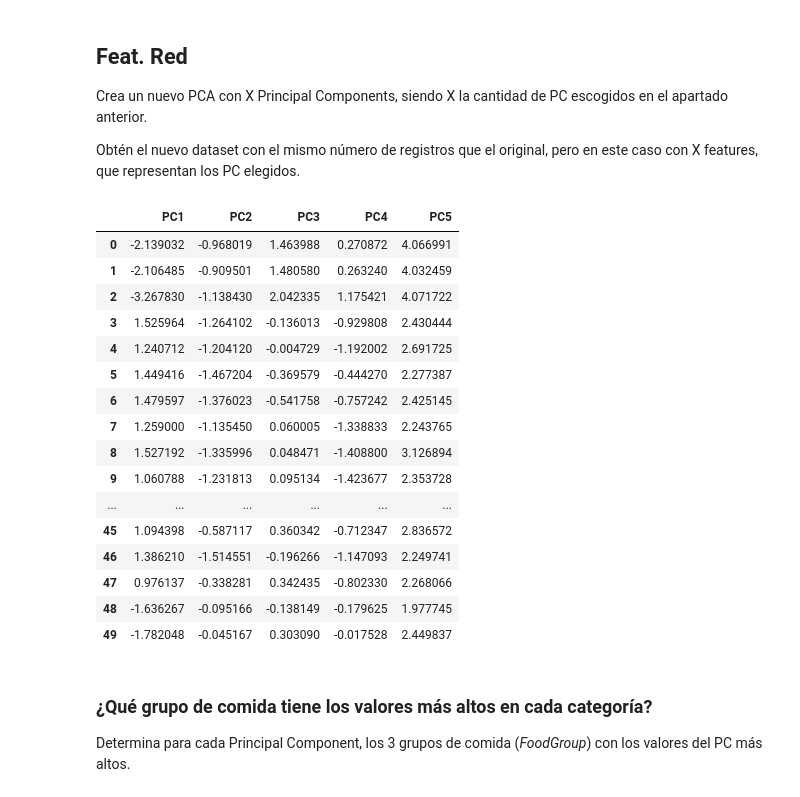
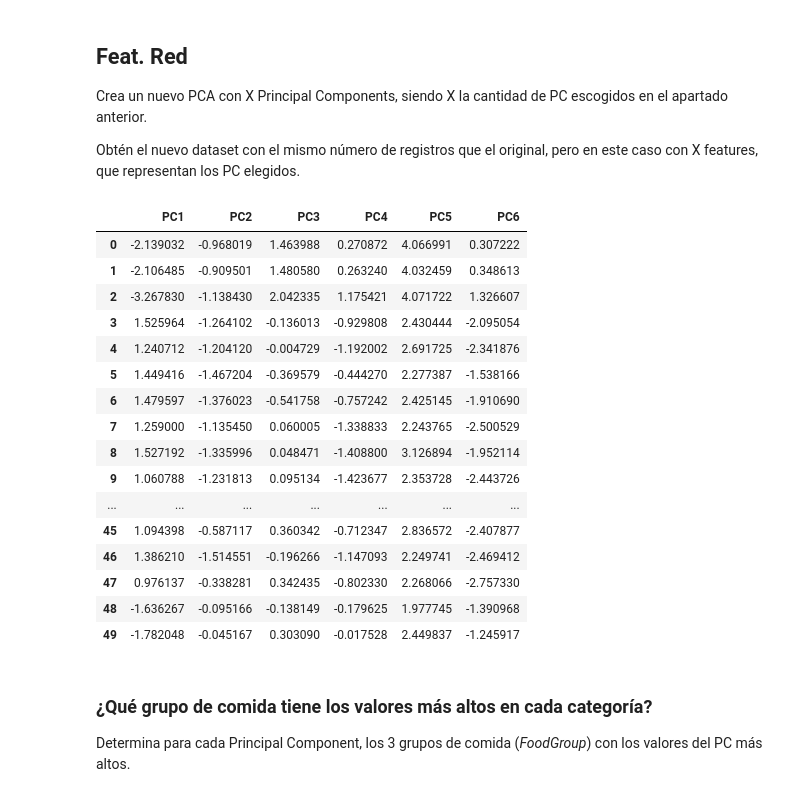
Before and after one commit to rou-tz/2026-02-BILBAO-FT-Data-Science, a Jupyter notebook: 3-Machine_Learning/2-No_Supervisado/2-PCA/Practica/1_Nutrition PCA_Ruben.ipynb, the cells around one changed output. Saved outputs shown, nothing was run; the diff lists cells and outputs as text; code cells hidden in the pictures.

```diff
--- a/3-Machine_Learning/2-No_Supervisado/2-PCA/Practica/1_Nutrition PCA_Ruben.ipynb
+++ b/3-Machine_Learning/2-No_Supervisado/2-PCA/Practica/1_Nutrition PCA_Ruben.ipynb
@@ -267,33 +267,33 @@ Obtén el nuevo dataset con el mismo número de registros que el original, pero
 # %%
 # Proyección de las observaciones de entrenamiento
 # ==============================================================================
-pca_pipe = make_pipeline(StandardScaler(), PCA(n_components=5))
+pca_pipe = make_pipeline(StandardScaler(), PCA(n_components=6))
 modelo_pca = pca_pipe['pca']
 proyecciones = pca_pipe.fit_transform(X=nutri_num_log)
 proyecciones = pd.DataFrame(
     proyecciones,
-    columns = ['PC1', 'PC2', 'PC3', 'PC4', 'PC5'],
+    columns = ['PC1', 'PC2', 'PC3', 'PC4', 'PC5','PC6'],
     index   = nutri_num_log.index
 )
 proyecciones.head(50)
 # %% [output]
-|  | PC1 | PC2 | PC3 | PC4 | PC5 |
-| 0 | -2.139032 | -0.968019 | 1.463988 | 0.270872 | 4.066991 |
-| 1 | -2.106485 | -0.909501 | 1.480580 | 0.263240 | 4.032459 |
-| 2 | -3.267830 | -1.138430 | 2.042335 | 1.175421 | 4.071722 |
-| 3 | 1.525964 | -1.264102 | -0.136013 | -0.929808 | 2.430444 |
-| 4 | 1.240712 | -1.204120 | -0.004729 | -1.192002 | 2.691725 |
-| 5 | 1.449416 | -1.467204 | -0.369579 | -0.444270 | 2.277387 |
-| 6 | 1.479597 | -1.376023 | -0.541758 | -0.757242 | 2.425145 |
-| 7 | 1.259000 | -1.135450 | 0.060005 | -1.338833 | 2.243765 |
-| 8 | 1.527192 | -1.335996 | 0.048471 | -1.408800 | 3.126894 |
-| 9 | 1.060788 | -1.231813 | 0.095134 | -1.423677 | 2.353728 |
-| ... | ... | ... | ... | ... | ... |
-| 45 | 1.094398 | -0.587117 | 0.360342 | -0.712347 | 2.836572 |
-| 46 | 1.386210 | -1.514551 | -0.196266 | -1.147093 | 2.249741 |
-| 47 | 0.976137 | -0.338281 | 0.342435 | -0.802330 | 2.268066 |
-| 48 | -1.636267 | -0.095166 | -0.138149 | -0.179625 | 1.977745 |
-| 49 | -1.782048 | -0.045167 | 0.303090 | -0.017528 | 2.449837 |
+|  | PC1 | PC2 | PC3 | PC4 | PC5 | PC6 |
+| 0 | -2.139032 | -0.968019 | 1.463988 | 0.270872 | 4.066991 | 0.307222 |
+| 1 | -2.106485 | -0.909501 | 1.480580 | 0.263240 | 4.032459 | 0.348613 |
+| 2 | -3.267830 | -1.138430 | 2.042335 | 1.175421 | 4.071722 | 1.326607 |
+| 3 | 1.525964 | -1.264102 | -0.136013 | -0.929808 | 2.430444 | -2.095054 |
+| 4 | 1.240712 | -1.204120 | -0.004729 | -1.192002 | 2.691725 | -2.341876 |
+| 5 | 1.449416 | -1.467204 | -0.369579 | -0.444270 | 2.277387 | -1.538166 |
+| 6 | 1.479597 | -1.376023 | -0.541758 | -0.757242 | 2.425145 | -1.910690 |
+| 7 | 1.259000 | -1.135450 | 0.060005 | -1.338833 | 2.243765 | -2.500529 |
+| 8 | 1.527192 | -1.335996 | 0.048471 | -1.408800 | 3.126894 | -1.952114 |
+| 9 | 1.060788 | -1.231813 | 0.095134 | -1.423677 | 2.353728 | -2.443726 |
+| ... | ... | ... | ... | ... | ... | ... |
+| 45 | 1.094398 | -0.587117 | 0.360342 | -0.712347 | 2.836572 | -2.407877 |
+| 46 | 1.386210 | -1.514551 | -0.196266 | -1.147093 | 2.249741 | -2.469412 |
+| 47 | 0.976137 | -0.338281 | 0.342435 | -0.802330 | 2.268066 | -2.757330 |
+| 48 | -1.636267 | -0.095166 | -0.138149 | -0.179625 | 1.977745 | -1.390968 |
+| 49 | -1.782048 | -0.045167 | 0.303090 | -0.017528 | 2.449837 | -1.245917 |
 # %% [markdown]
 ### ¿Qué grupo de comida tiene los valores más altos en cada categoría?
 Determina para cada Principal Component, los 3 grupos de comida (*FoodGroup*) con los valores del PC más altos.
```
Also changed, not shown: 2 other files.
